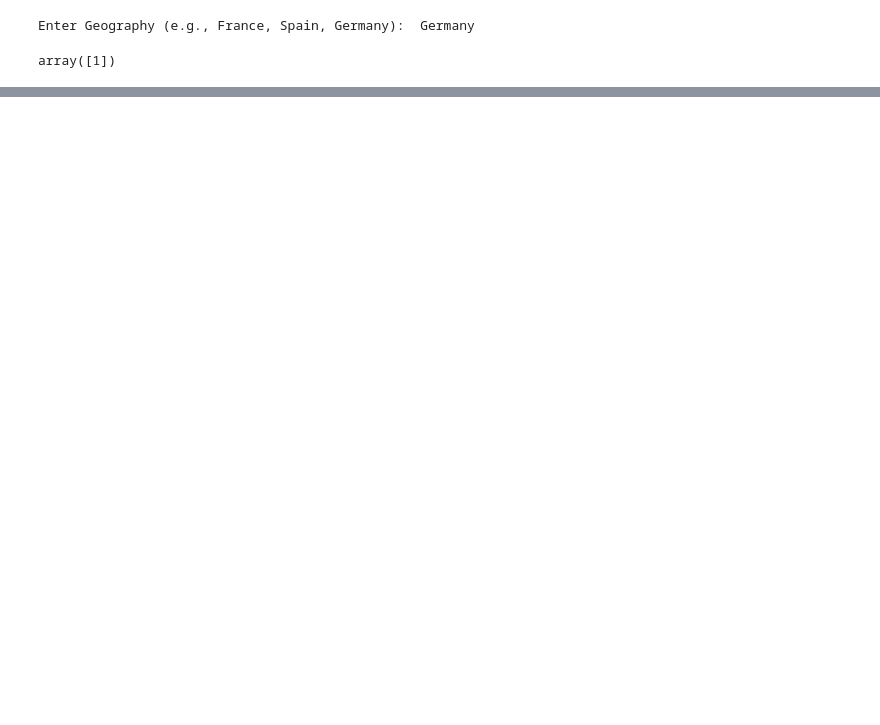
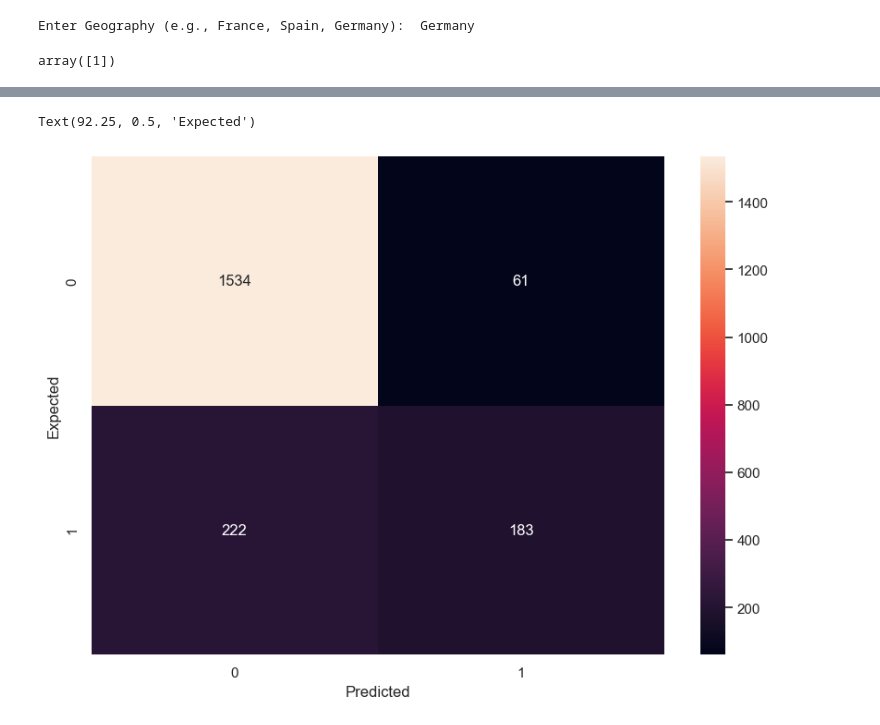
Before and after one commit to gnaneshwari1802/NareshDataScienceTasksAndProjects, a Jupyter notebook: 21. Artificial Neural Networks/artificial_neural_network Churn_Modelling.ipynb, the cells around one changed output, grey strips where cells are left out. Cells and saved outputs as stored; diff of their text form; code cells hidden in the pictures; blank space fills up the shorter version.

```diff
--- a/21. Artificial Neural Networks/artificial_neural_network Churn_Modelling.ipynb
+++ b/21. Artificial Neural Networks/artificial_neural_network Churn_Modelling.ipynb
@@ -583,0 +612,10 @@ Text(183.22222222222223, 0.5, 'True_number')
+# %%
+from keras.models import load_model
+model = load_model("D:/artificial_neural_network Churn_Modelling.h5")
+train_loss, train_accuracy = model.evaluate(X_train, y_train)
+test_loss, test_accuracy = model.evaluate(X_test, y_test)
+
+print('Train loss:', train_loss)
+print('Train accuracy:', train_accuracy)
+print('Test loss:', test_loss)
+print('Test accuracy:', test_accuracy)
@@ -590,3 +635,13 @@ Enter Geography (e.g., France, Spain, Germany):  Germany
 geography_encoded
 # %% [output]
 array([1])
+# %%
+y_predicted = model.predict(X_test)
+y_predicted_labels = y_predicted > 0.5
+cm = tf.math.confusion_matrix(labels=y_test,predictions=y_predicted_labels)
+
+plt.figure(figsize = (10,7))
+sn.heatmap(cm, annot=True, fmt='d')
+plt.xlabel('Predicted')
+plt.ylabel('Expected')
+# %% [output]
@@ -592,0 +649,2 @@ array([1])
+Text(92.25, 0.5, 'Expected')
+[figure, added]
```
Also changed, not shown: parts of 53 cells of this notebook.
